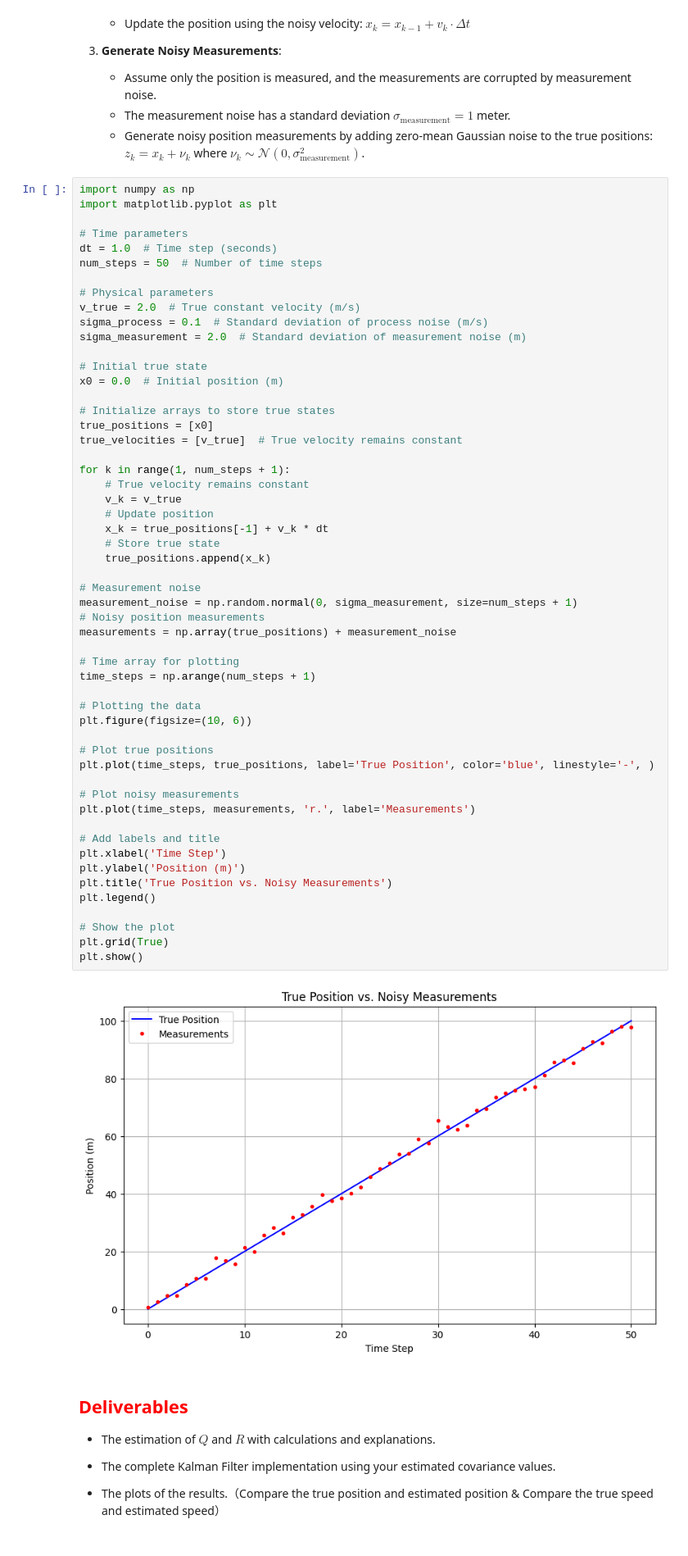
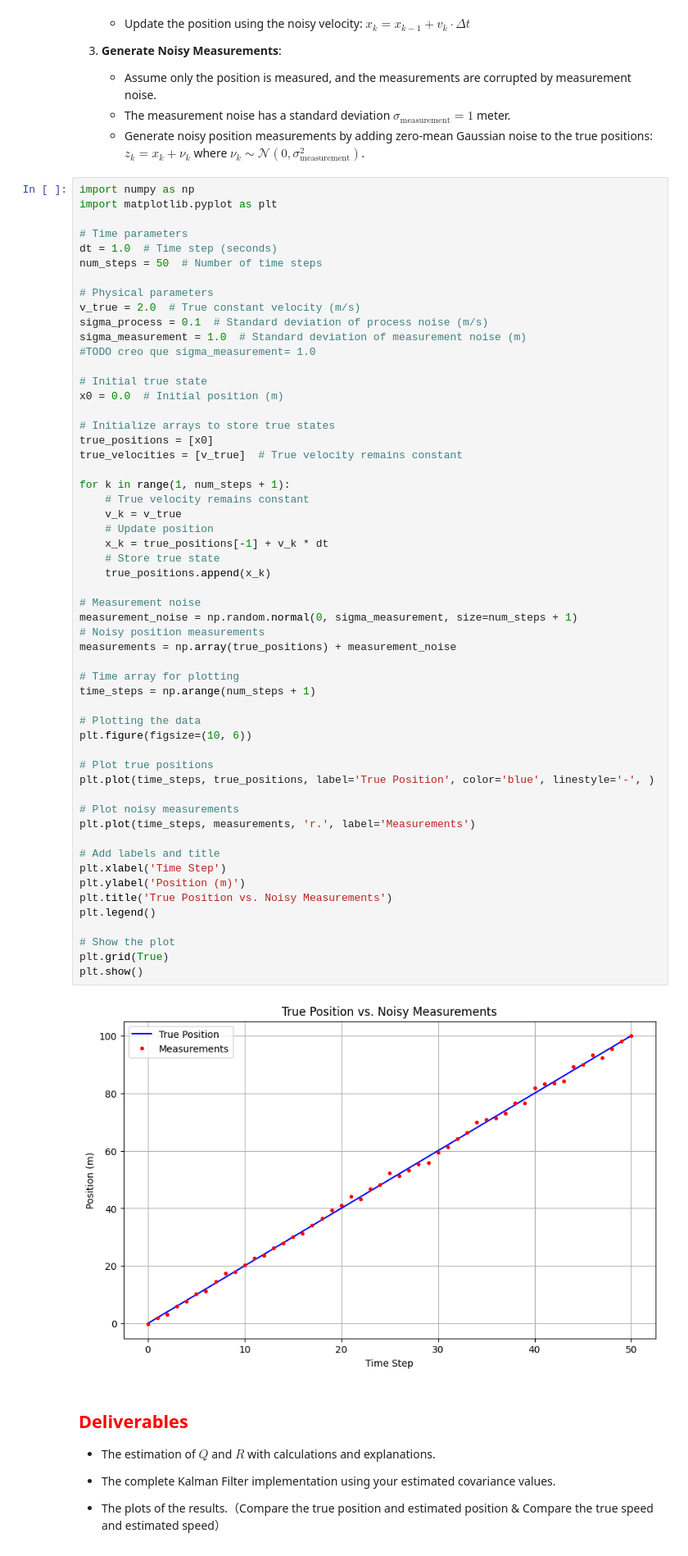
Before and after one commit to maritzabmm/Lab4, a Jupyter notebook: Lab4_Kalman_filter_group21.ipynb, the cells around one changed output. Shown at 82% size. Saved outputs shown, nothing was run; the diff lists cells and outputs as text.

Commit message:
feat: task 3 completion with sigma measurement adjusted to 1.0 in exercise 2

```diff
--- a/Lab4_Kalman_filter_group21.ipynb
+++ b/Lab4_Kalman_filter_group21.ipynb
@@ -573,7 +573,8 @@ num_steps = 50  # Number of time steps
 # Physical parameters
 v_true = 2.0  # True constant velocity (m/s)
 sigma_process = 0.1  # Standard deviation of process noise (m/s)
-sigma_measurement = 2.0  # Standard deviation of measurement noise (m)
+sigma_measurement = 1.0  # Standard deviation of measurement noise (m)
+#TODO creo que sigma_measurement= 1.0
 
 # Initial true state
 x0 = 0.0  # Initial position (m)
@@ -590,34 +591,34 @@ for k in range(1, num_steps + 1):
     # Store true state
     true_positions.append(x_k)
 
 # Measurement noise
 measurement_noise = np.random.normal(0, sigma_measurement, size=num_steps + 1)
 # Noisy position measurements
 measurements = np.array(true_positions) + measurement_noise
 
 # Time array for plotting
 time_steps = np.arange(num_steps + 1)
 
 # Plotting the data
 plt.figure(figsize=(10, 6))
 
 # Plot true positions
 plt.plot(time_steps, true_positions, label='True Position', color='blue', linestyle='-', )
 
 # Plot noisy measurements
 plt.plot(time_steps, measurements, 'r.', label='Measurements')
 
 # Add labels and title
 plt.xlabel('Time Step')
 plt.ylabel('Position (m)')
 plt.title('True Position vs. Noisy Measurements')
 plt.legend()
 
 # Show the plot
 plt.grid(True)
 plt.show()
 # %% [output]
-[figure, old version]
+[figure, new version]
 # %% [markdown]
    ## **<font color='red'> Deliverables </font>**
 
```
Also changed, not shown: parts of 10 cells of this notebook, 1 other file.
